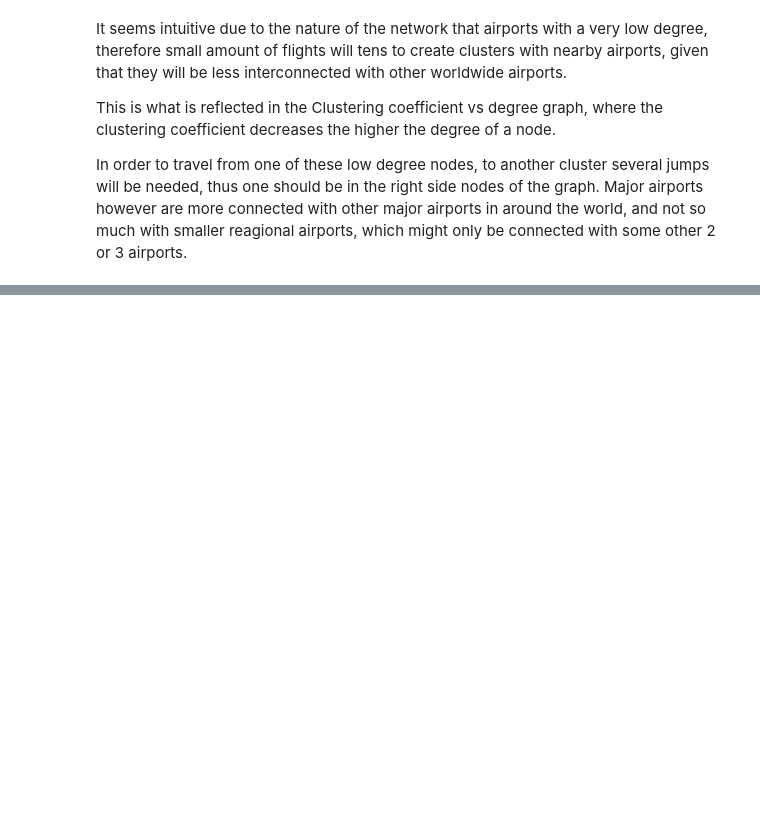
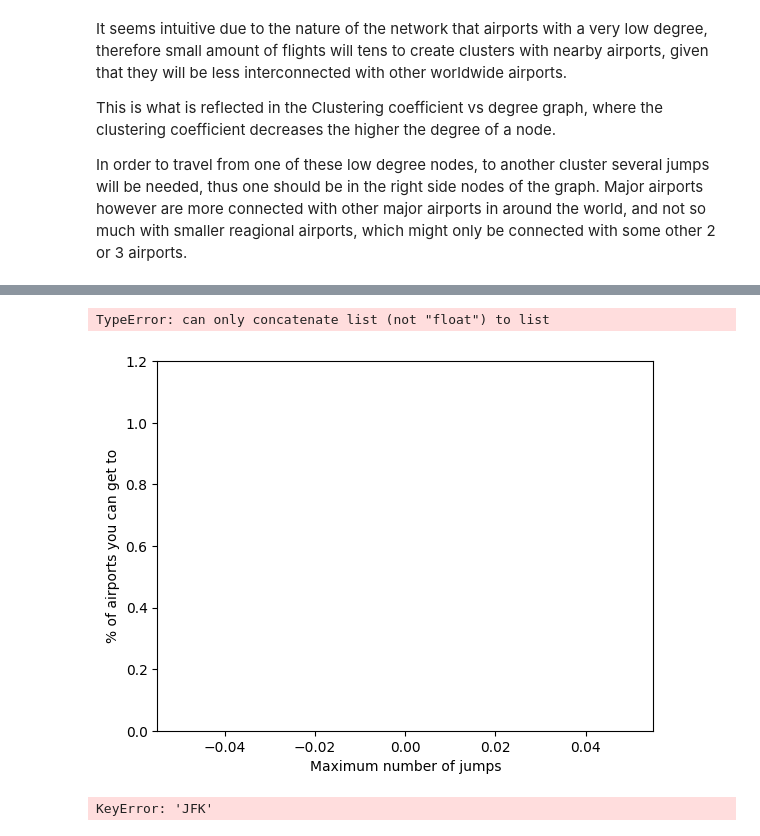
Before and after one commit to Vaishnavi-Desai-0204/Airline-Big-Data-Project, a Jupyter notebook: test.ipynb, the cells around one changed output, grey strips where cells are left out. Saved outputs shown, nothing was run; the diff lists cells and outputs as text; code cells hidden in the pictures; blank space fills up the shorter version.

```diff
--- a/test.ipynb
+++ b/test.ipynb
@@ -156,0 +174,11 @@ In order to travel from one of these low degree nodes, to another cluster severa
+# %%
+plt.plot(np.arange(1,10),sample,'o-')
+plt.xlabel('Maximum number of jumps')
+plt.ylabel('% of airports you can get to')
+plt.ylim(0,1.2)
+for a,b in zip(np.arange(1,10),sample):
+    plt.text(a-0.5, b+0.05, str(round(b,2)))
+plt.show()
+# %% [output]
+TypeError: can only concatenate list (not "float") to list
+[figure, added]
@@ -156,0 +192,4 @@ In order to travel from one of these low degree nodes, to another cluster severa
+# %%
+jumps_to_reach_any_airport(shortest_paths,'JFK')
+# %% [output]
+KeyError: 'JFK'
```
Also changed, not shown: parts of 5 cells of this notebook, 6 other files.
